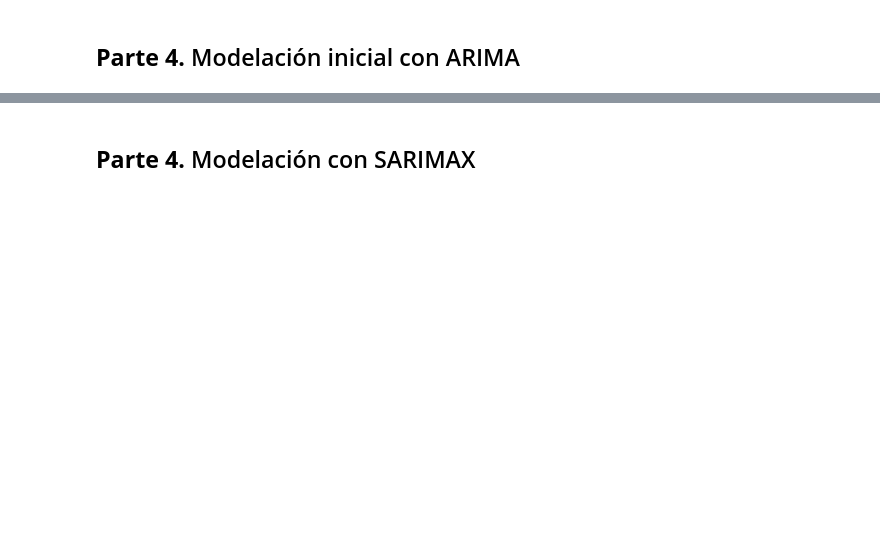
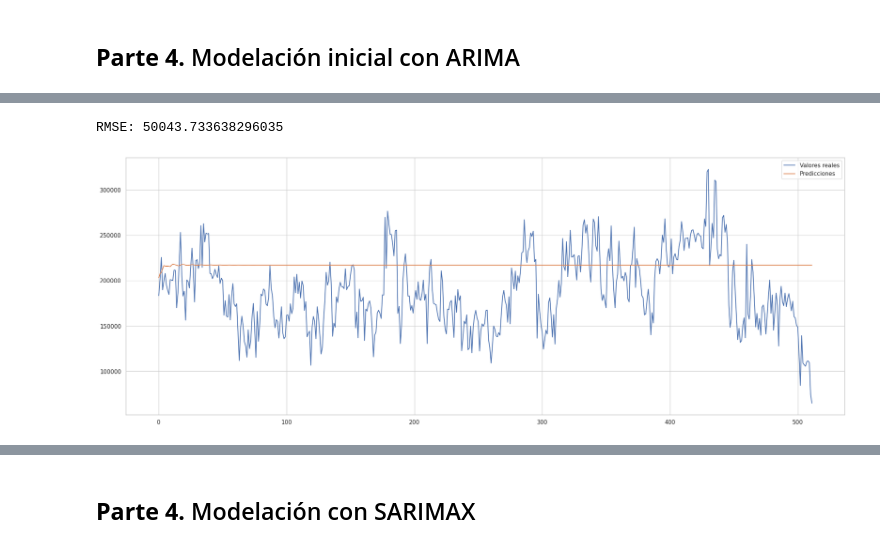
Before and after one commit to Jflorez05/Especializaci-n, a Jupyter notebook: Monografia_Pred_Consumo_Gas_Colab.ipynb, the cells around one changed output, grey strips where cells are left out. Drawn from its saved outputs; the diff is of its cells as text; code cells hidden in the pictures; blank space fills up the shorter version.

```diff
--- a/Monografia_Pred_Consumo_Gas_Colab.ipynb
+++ b/Monografia_Pred_Consumo_Gas_Colab.ipynb
@@ -543,3 +543,19 @@ Valores críticos: {'1%': -3.432939379929173, '5%': -2.862683979868293, '10%': -
 La serie temporal es estacionaria (rechazamos la hipótesis nula de la presencia de una raíz unitaria).
 # %% [markdown]
 ## **Parte 4.** Modelación inicial con ARIMA
+# %%
+scaler_Gas = MinMaxScaler()
+scaler_H2O = MinMaxScaler()
+
+df_consumos_scaler = scaler_Gas.fit_transform(df_consumos[['MBTU_daily']])
+df_consumos_scaler_H2O = scaler_H2O.fit_transform(df_consumos[['Value']])
+
+df_consumos_scaler = pd.DataFrame(df_consumos_scaler, columns = ['MBTU_daily'])
+df_consumos_scaler_H2O = pd.DataFrame(df_consumos_scaler_H2O, columns = ['Value'])
+print(df_consumos_scaler.head(8))
+
+# Dividir los datos en entrenamiento y prueba
+train_size = int(len(df_consumos['MBTU_daily']) * 0.8)
+test_size = int(len(df_consumos['MBTU_daily']) * 0.2)
+
+train, test = df_consumos_scaler['MBTU_daily'][:train_size], df_consumos_scaler['MBTU_daily'][train_size:]
@@ -545,0 +572,38 @@ La serie temporal es estacionaria (rechazamos la hipótesis nula de la presencia
+# %%
+# prompt: Me puedes indicar un codigo para aplicar un modelo arima los datos de serie temporal que he venido trabajando? me puedes incluir una pequeña explicación en comentario?
+
+# Crear el modelo ARIMA
+# Encontrar los mejores valores de p, d, q puede requerir experimentación
+# para determinar el orden óptimo del modelo.
+model = sm.tsa.ARIMA(train, order=(7, 1, 7))
+
+# Entrenar el modelo
+model_fit = model.fit()
+
+# Realizar predicciones
+predictions = model_fit.predict(start=len(train), end=len(train) + len(test) - 1)
+
+
+# Invertir la escala para obtener las predicciones en la escala original
+predictions_original_scale = scaler_Gas.inverse_transform(np.array(predictions).reshape(-1, 1))
+y_test_original_scale = scaler_Gas.inverse_transform(np.array(test).reshape(-1, 1))
+
+# Calcular el error
+rmse = np.sqrt(np.mean((predictions_original_scale - y_test_original_scale) ** 2))
+print('RMSE:', rmse)
+
+
+# Graficar los resultados
+plt.plot(y_test_original_scale, label='Valores reales')
+plt.plot(predictions_original_scale, label='Predicciones')
+plt.legend()
+plt.show()
+
+# El código usa la librería statsmodels para entrenar un modelo ARIMA y hacer predicciones
+# Puedes experimentar cambiando los valores de p, d, q para optimizar el modelo para tus datos
+
+# Puedes ajustar el modelo ARIMA utilizando diferentes criterios de información como AIC o BIC
+# para identificar el orden óptimo del modelo.
+# %% [output]
+RMSE: 50043.733638296035
+[figure, added]
```
Also changed, not shown: parts of 25 cells of this notebook.
